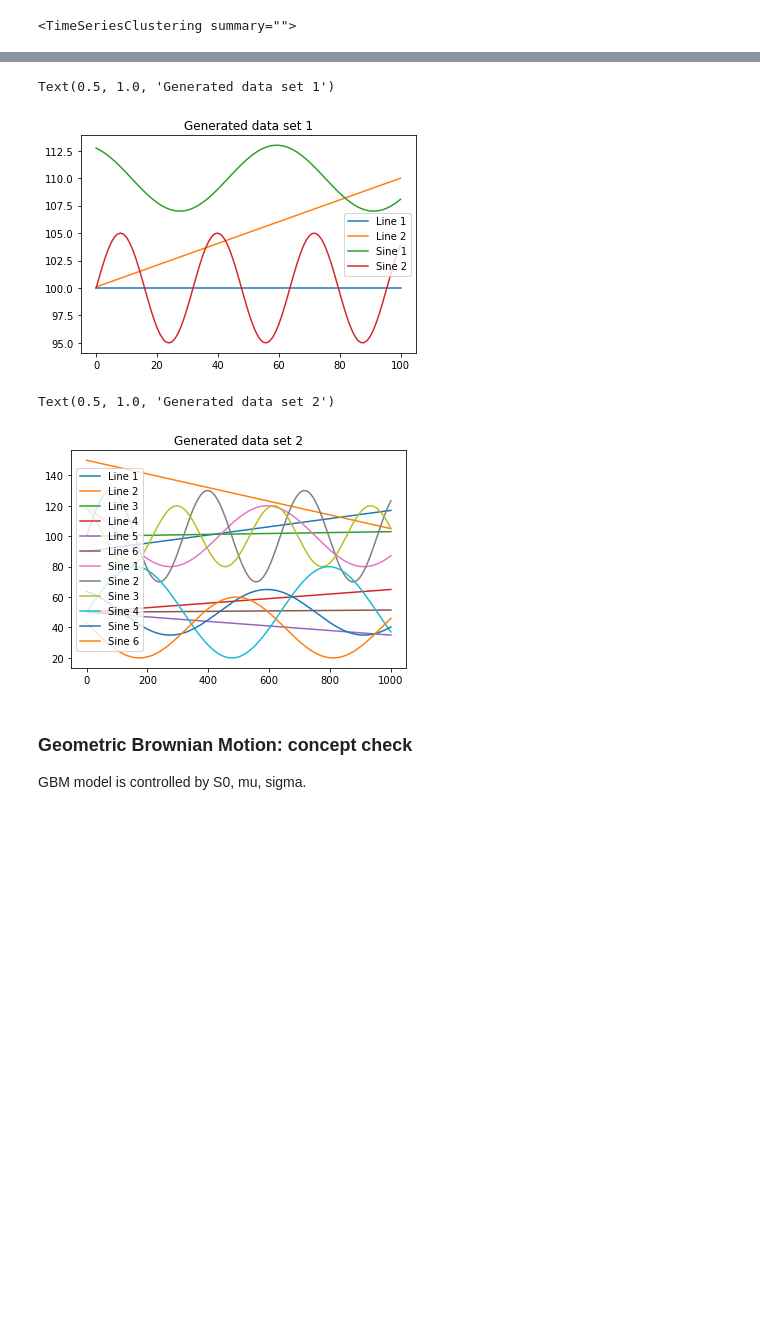
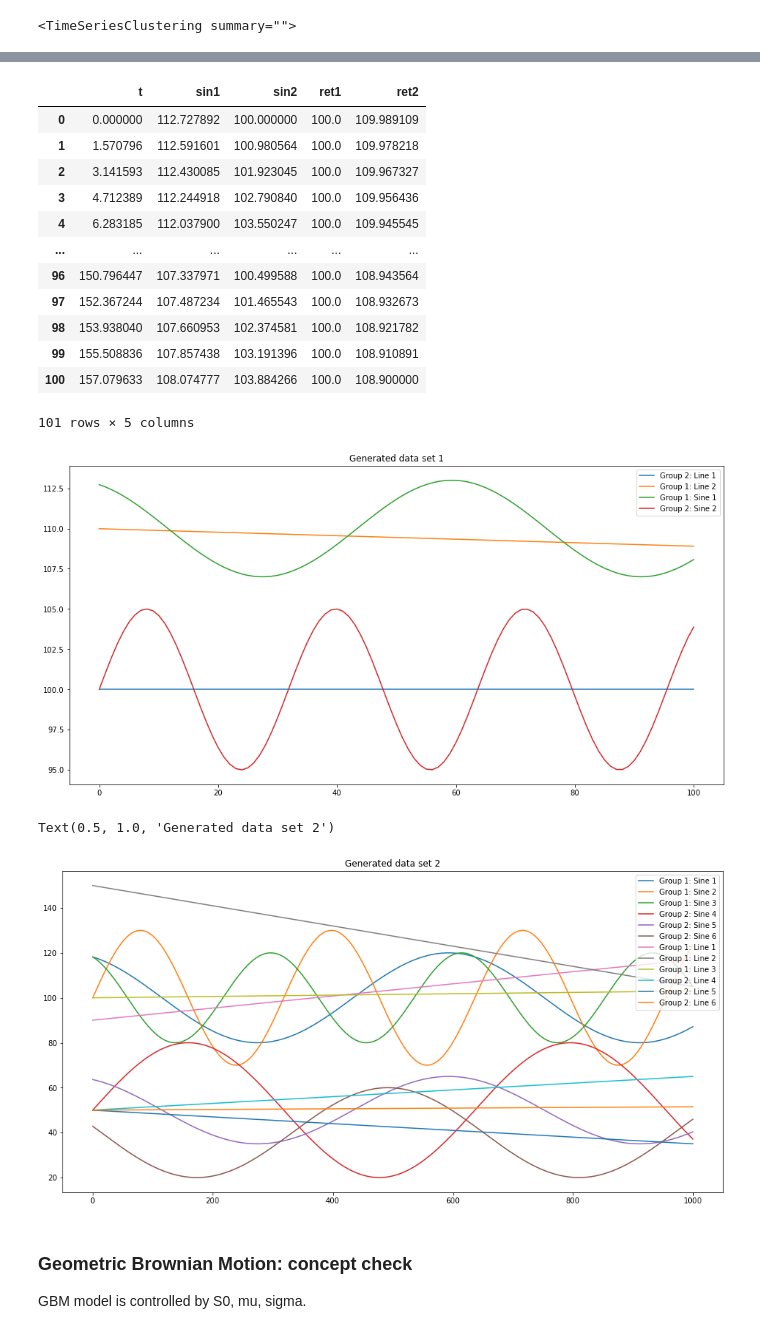
Before and after one commit to chayapan/thesis, a Jupyter notebook: 6.0 Evaluate Solution/Eval_TimeSeriesClustering.ipynb, the cells around one changed output, grey strips where cells are left out. Saved outputs shown, nothing was run; the diff lists cells and outputs as text; code cells hidden in the pictures; blank space fills up the shorter version.

Commit message:
Worked on four data sets to obtaining score.

```diff
--- a/6.0 Evaluate Solution/Eval_TimeSeriesClustering.ipynb
+++ b/6.0 Evaluate Solution/Eval_TimeSeriesClustering.ipynb
@@ -37,24 +35,40 @@ import matplotlib.pyplot as plt
 # %%
 # Data Set 1
 
 t = np.linspace(0, 50*np.pi, 101) # discrete time axis of 100 increments
 
 sin1 = dgf_sine(t, A=3, f=1/100., Z=110.0, phi=2)
 sin2 = dgf_sine(t, A=5, f=1/50., Z=100.0)
 ret1 = dgf_hpr_path(t, 100, 0.0)
-ret2 = dgf_hpr_path(t, 100, 0.1)
+ret2 = dgf_hpr_path(t, 110, -0.01)
 
 plt.figure(figsize=(16,8))
-plt.plot(ret1, label='Line 1')
-plt.plot(ret2, label='Line 2')
-plt.plot(sin1, label='Sine 1')
-plt.plot(sin2, label='Sine 2')
+plt.plot(ret1, label='Group 2: Line 1')
+plt.plot(ret2, label='Group 1: Line 2')
+plt.plot(sin1, label='Group 1: Sine 1')
+plt.plot(sin2, label='Group 2: Sine 2')
 
 plt.legend()
 plt.title('Generated data set 1')
+
+data = {'t':t, 'sin1':sin1, 'sin2':sin2, 'ret1':ret1, 'ret2':ret2}
+ds1 = pd.DataFrame(data)
+ds1
 # %% [output]
+|  | t | sin1 | sin2 | ret1 | ret2 |
+| 0 | 0.000000 | 112.727892 | 100.000000 | 100.0 | 109.989109 |
+| 1 | 1.570796 | 112.591601 | 100.980564 | 100.0 | 109.978218 |
+| 2 | 3.141593 | 112.430085 | 101.923045 | 100.0 | 109.967327 |
+| 3 | 4.712389 | 112.244918 | 102.790840 | 100.0 | 109.956436 |
+| 4 | 6.283185 | 112.037900 | 103.550247 | 100.0 | 109.945545 |
+| ... | ... | ... | ... | ... | ... |
+| 96 | 150.796447 | 107.337971 | 100.499588 | 100.0 | 108.943564 |
+| 97 | 152.367244 | 107.487234 | 101.465543 | 100.0 | 108.932673 |
+| 98 | 153.938040 | 107.660953 | 102.374581 | 100.0 | 108.921782 |
+| 99 | 155.508836 | 107.857438 | 103.191396 | 100.0 | 108.910891 |
+| 100 | 157.079633 | 108.074777 | 103.884266 | 100.0 | 108.900000 |
-Text(0.5, 1.0, 'Generated data set 1')
+101 rows × 5 columns
-[figure, old version]
+[figure, new version]
 # %%
 # Data Set 2
 
@@ -79,28 +93,33 @@ ret6 = dgf_hpr_path(t, 50, 0.03)
 
 
 plt.figure(figsize=(16,8))
-plt.plot(ret1, label='Line 1')
-plt.plot(ret2, label='Line 2')
-plt.plot(ret3, label='Line 3')
-plt.plot(ret4, label='Line 4')
-plt.plot(ret5, label='Line 5')
-plt.plot(ret6, label='Line 6')
 
-plt.plot(sin1, label='Sine 1')
-plt.plot(sin2, label='Sine 2')
-plt.plot(sin3, label='Sine 3')
-plt.plot(sin4, label='Sine 4')
-plt.plot(sin5, label='Sine 5')
-plt.plot(sin6, label='Sine 6')
+plt.plot(sin1, label='Group 1: Sine 1')
+plt.plot(sin2, label='Group 1: Sine 2')
+plt.plot(sin3, label='Group 1: Sine 3')
+plt.plot(sin4, label='Group 2: Sine 4')
+plt.plot(sin5, label='Group 2: Sine 5')
+plt.plot(sin6, label='Group 2: Sine 6')
 
+plt.plot(ret1, label='Group 1: Line 1')
+plt.plot(ret2, label='Group 1: Line 2')
+plt.plot(ret3, label='Group 1: Line 3')
+plt.plot(ret4, label='Group 2: Line 4')
+plt.plot(ret5, label='Group 2: Line 5')
+plt.plot(ret6, label='Group 2: Line 6')
 
+data = {'t':t,
+        'sin1':sin1, 'sin2':sin2, 'sin3':sin3, 'sin4':sin4, 'sin5':sin5, 'sin6':sin6,
+        'ret1':ret1, 'ret2':ret2, 'ret3':ret3, 'ret4':ret4, 'ret5':ret5, 'ret6':ret6}
+ds2 = pd.DataFrame(data)
+ds2
 
 
 plt.legend()
 plt.title('Generated data set 2')
 # %% [output]
 Text(0.5, 1.0, 'Generated data set 2')
-[figure, old version]
+[figure, new version]
 # %% [markdown]
 ### Geometric Brownian Motion: concept check
 
```
Also changed, not shown: parts of 52 cells of this notebook, 3 other files.
